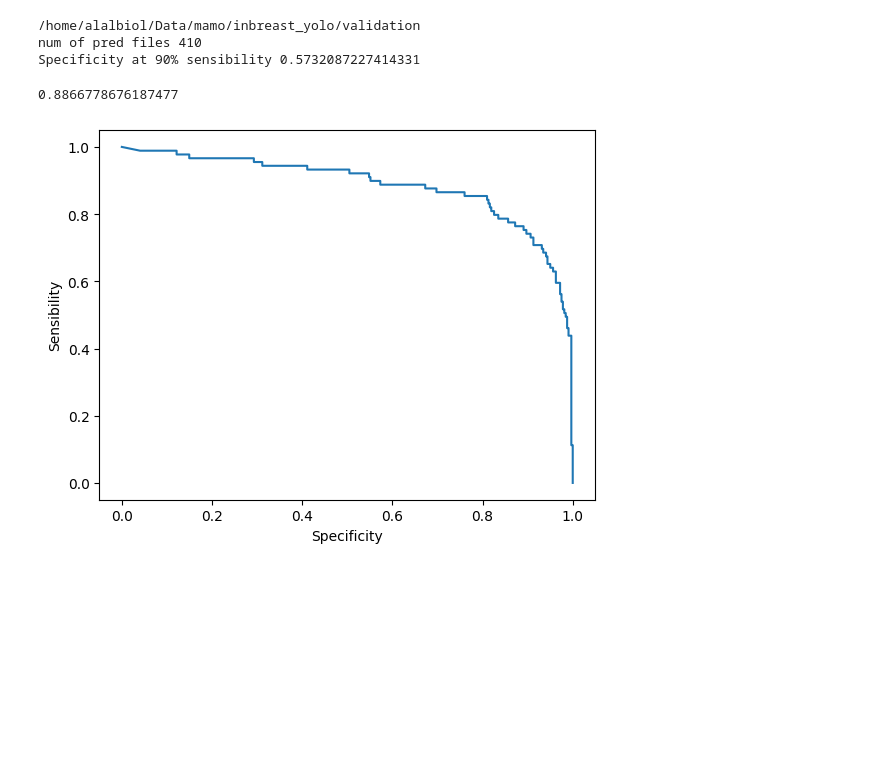
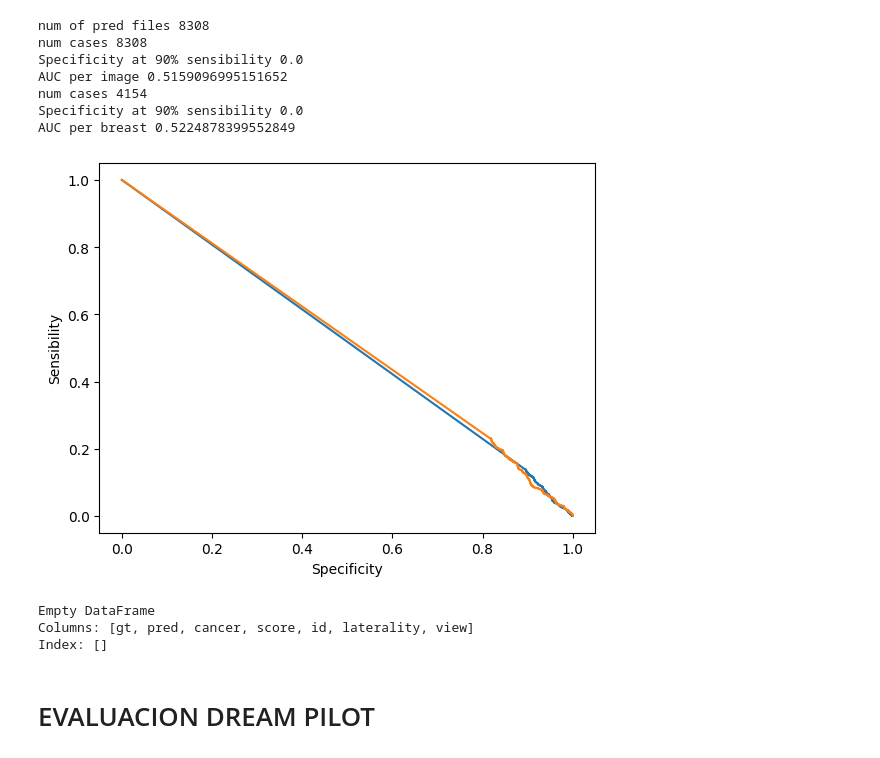
Before and after one commit to alalbiol/Mammography, a Jupyter notebook: Yolo8Mamo/notebooks/evaluate_roc_object_detection.ipynb, the cells around one changed output. Saved outputs shown, nothing was run; the diff lists cells and outputs as text; code cells hidden in the pictures; blank space fills up the shorter version.

```diff
--- a/Yolo8Mamo/notebooks/evaluate_roc_object_detection.ipynb
+++ b/Yolo8Mamo/notebooks/evaluate_roc_object_detection.ipynb
@@ -94,9 +149,32 @@ def calculate_AUC(dataset_folder):
+# %%
+dataset_folder = pathlib.Path('/home/alalbiol/Data/mamo/ddsm_yolo/training/')
+model_name = '23-yolov8n-patch_640'
+model_name = '22-continue21-yolov8n-patch_640'
+
+
+
+df = get_ddsm_df(dataset_folder, model_name)
+AUC_per_image = calculate_AUC(df)
+print("AUC per image", AUC_per_image)
+df2 = df.groupby(['id', 'laterality']).agg({'cancer': 'max', 'score': 'mean'}).reset_index()
+AUC_per_breast = calculate_AUC(df2)
+print("AUC per breast", AUC_per_breast)
+# %% [output]
+num of pred files 8308
+num cases 8308
+Specificity at 90% sensibility 0.0
+AUC per image 0.5159096995151652
+num cases 4154
+Specificity at 90% sensibility 0.0
+AUC per breast 0.5224878399552849
+[figure, added]
+# %%
+print(df.loc[df.id.str.contains('349323117bf0fd93')])
+# %% [output]
+Empty DataFrame
+Columns: [gt, pred, cancer, score, id, laterality, view]
+Index: []
+# %% [markdown]
+# EVALUACION DREAM PILOT
 # %%
-dataset_folder = pathlib.Path('/home/alalbiol/Data/mamo/inbreast_yolo/validation/')
-calculate_AUC(dataset_folder)
+pilot_dataset_folder = pathlib.Path('/home/alalbiol/Data/mamo/dream_pilot_yolo')
-# %% [output]
-/home/alalbiol/Data/mamo/inbreast_yolo/validation
-num of pred files 410
-Specificity at 90% sensibility 0.5732087227414331
-0.8866778676187477
-[figure, removed]
```
Also changed, not shown: parts of 9 cells of this notebook, 9 other files.
